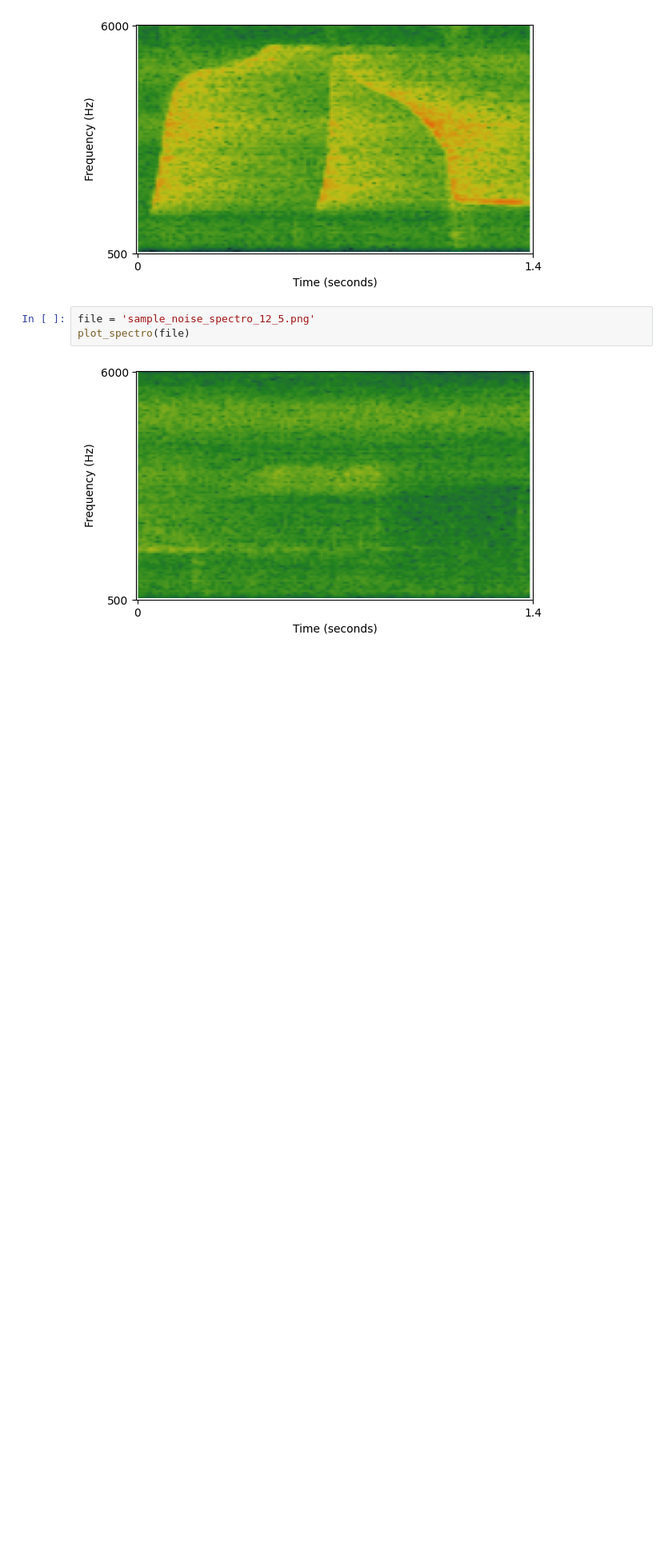
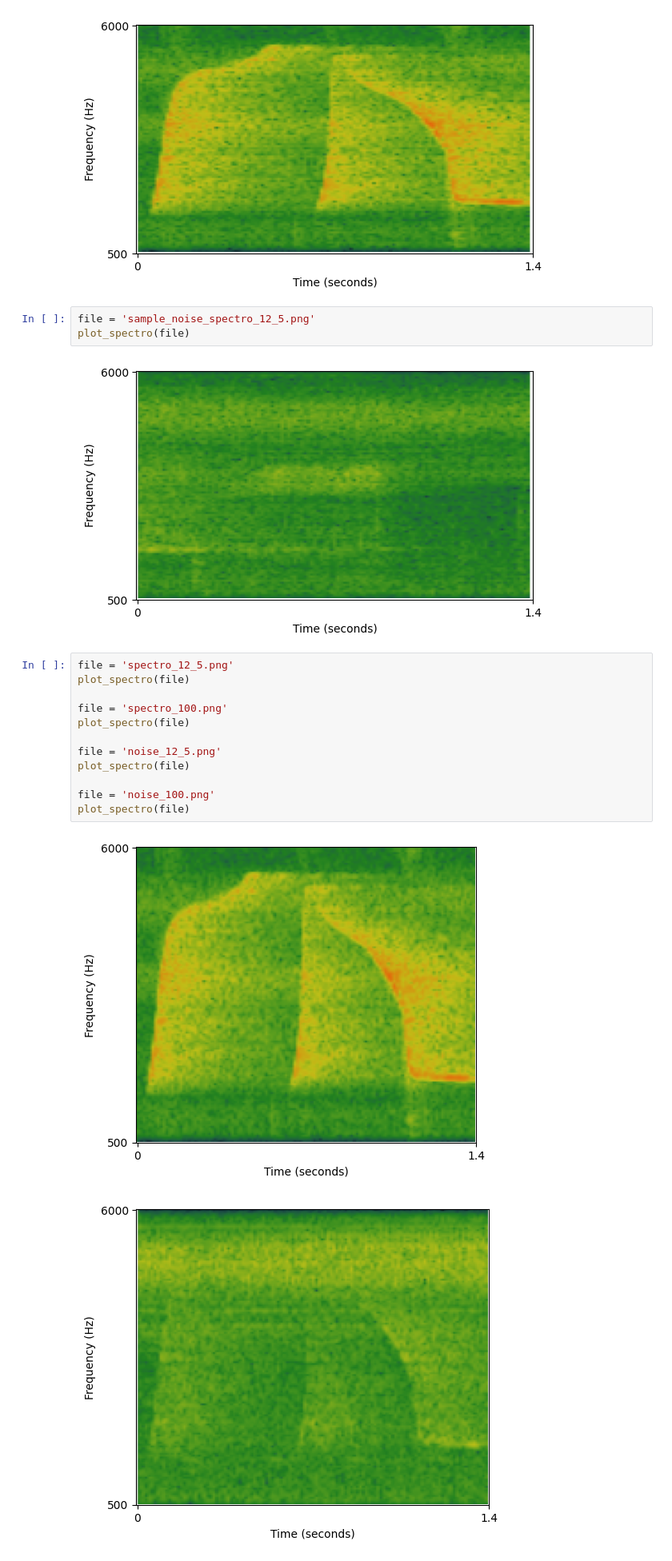
Before and after one commit to bapt-mat/DataMining_project, a Jupyter notebook: plots/plotting.ipynb, the cells around one changed output. Shown at 80% size. Drawn from its saved outputs; the diff is of its cells as text; blank space fills up the shorter version.

```diff
--- a/plots/plotting.ipynb
+++ b/plots/plotting.ipynb
@@ -33,3 +33,18 @@ file = 'sample_noise_spectro_12_5.png'
 plot_spectro(file)
 # %% [output]
 [figure]
+# %%
+file = 'spectro_12_5.png'
+plot_spectro(file)
+
+file = 'spectro_100.png'
+plot_spectro(file)
+
+file = 'noise_12_5.png'
+plot_spectro(file)
+
+file = 'noise_100.png'
+plot_spectro(file)
+# %% [output]
+[figure, added]
+[figure, added]
```
Also changed, not shown: parts of 1 cell of this notebook, 48 other files.
